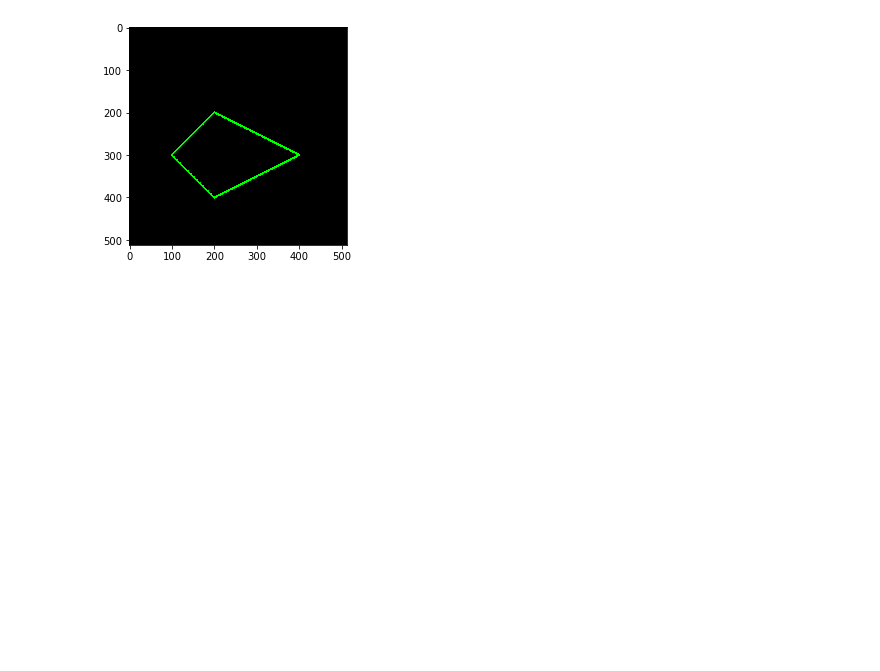
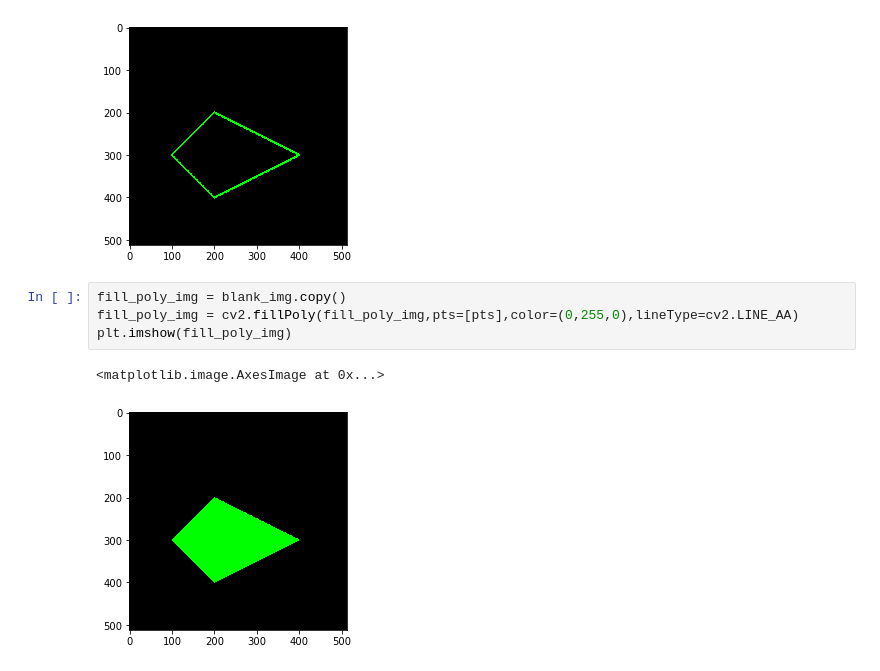
Before and after one commit to Nobobi-Hasan/Computer-Vision, a Jupyter notebook: 4_Drawing_on_Image.ipynb, the cells around one changed output. Cells and saved outputs as stored; diff of their text form; blank space fills up the shorter version.

```diff
--- a/4_Drawing_on_Image.ipynb
+++ b/4_Drawing_on_Image.ipynb
@@ -89,3 +89,10 @@ plt.imshow(poly_img)
 # %% [output]
 <matplotlib.image.AxesImage at 0x...>
 [figure]
+# %%
+fill_poly_img = blank_img.copy()
+fill_poly_img = cv2.fillPoly(fill_poly_img,pts=[pts],color=(0,255,0),lineType=cv2.LINE_AA)
+plt.imshow(fill_poly_img)
+# %% [output]
+<matplotlib.image.AxesImage at 0x...>
+[figure, added]
```
Also changed, not shown: 1 other file.
